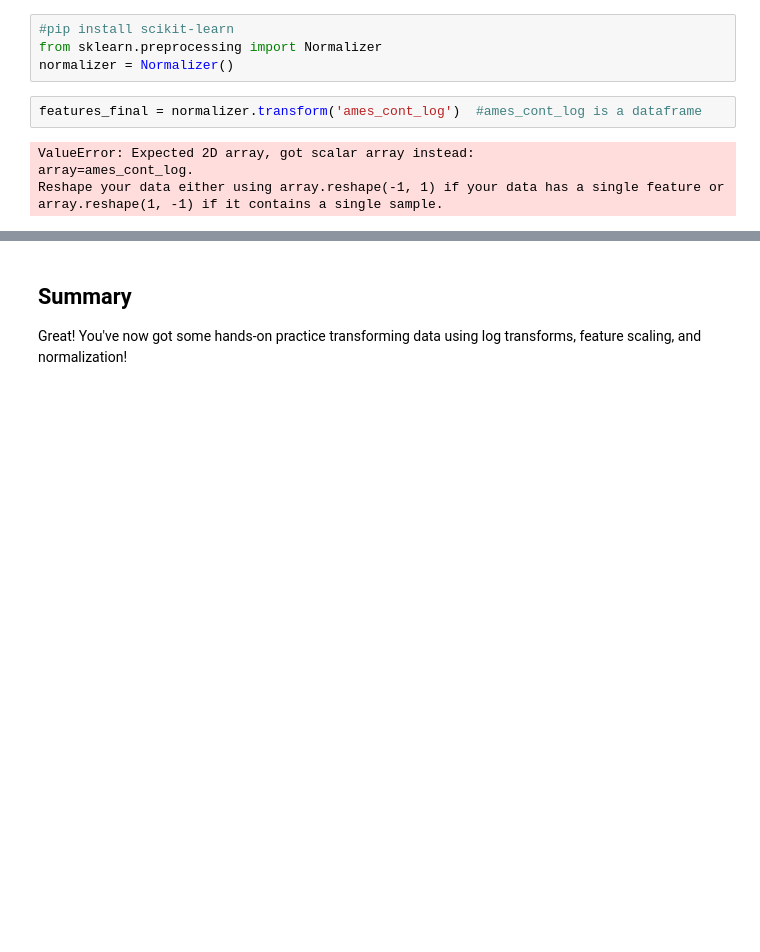
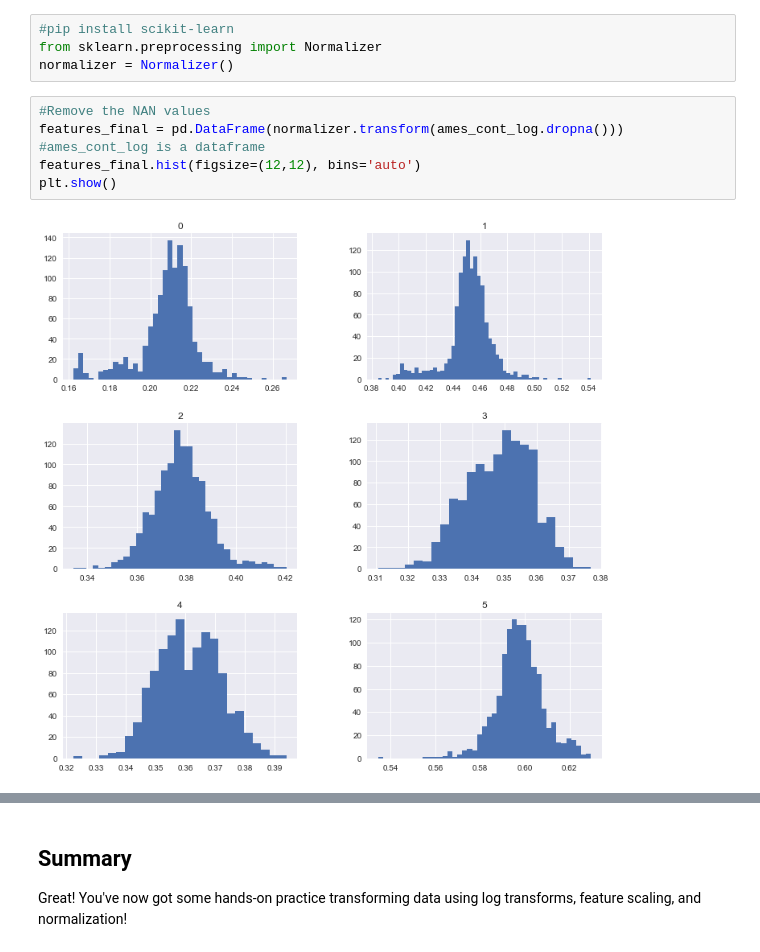
Before and after one commit to kamileyagci/dsc-feature-scaling-and-normalization-lab, a Jupyter notebook: index.ipynb, the cells around one changed output, grey strips where cells are left out. Saved outputs shown, nothing was run; the diff lists cells and outputs as text; blank space fills up the shorter version.

```diff
--- a/index.ipynb
+++ b/index.ipynb
@@ -132,10 +132,11 @@ Store your final features in a DataFrame `features_final`:
 #pip install scikit-learn
 from sklearn.preprocessing import Normalizer
 normalizer = Normalizer()
-# %%
-features_final = normalizer.transform('ames_cont_log')  #ames_cont_log is a dataframe
-# %% [output]
-ValueError: Expected 2D array, got scalar array instead:
-array=ames_cont_log.
-Reshape your data either using array.reshape(-1, 1) if your data has a single feature or array.reshape(1, -1) if it contains a single sample.
+# %%
+#Remove the NAN values
+features_final = pd.DataFrame(normalizer.transform(ames_cont_log.dropna()))  #ames_cont_log is a dataframe
+features_final.hist(figsize=(12,12), bins='auto')
+plt.show()
+# %% [output]
+[figure, added]
 # %%
```
Also changed, not shown: parts of 1 cell of this notebook.
